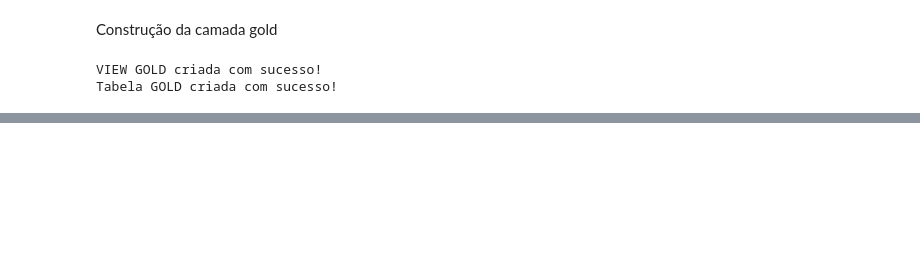
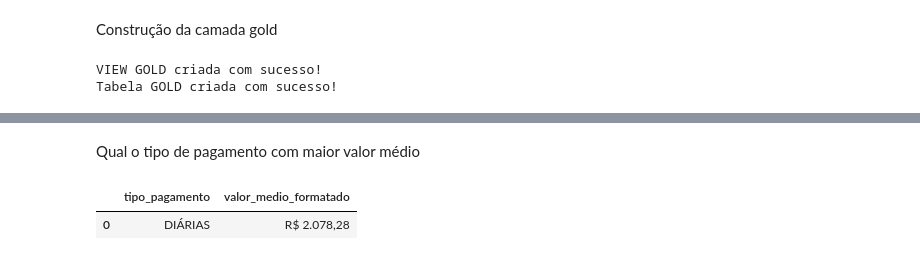
Before and after one commit to heloisacomelli/Projeto-Avaliativo-Modulo1-Heloisa_Campos_Comelli, a Jupyter notebook: 3_analise.ipynb, the cells around one changed output, grey strips where cells are left out. Cells and saved outputs as stored; diff of their text form; code cells hidden in the pictures; blank space fills up the shorter version.

```diff
--- a/3_analise.ipynb
+++ b/3_analise.ipynb
@@ -200,0 +310,26 @@ Tabela GOLD criada com sucesso!
+# %% [markdown]
+Qual o tipo de pagamento com maior valor médio
+# %%
+# Consulta SQL para obter o tipo de pagamento com maior valor médio
+sql_maior_pagamento = """
+SELECT
+    categoria AS tipo_pagamento,
+    valor AS valor_medio,
+    quantidade
+FROM gold_indicadores
+WHERE indicador = 'valor_medio_pagamento'
+ORDER BY valor DESC
+LIMIT 1;
+"""
+
+df_tipo_pagamento = consultar(sql_maior_pagamento)
+
+# Formata o valor médio como moeda brasileira
+df_tipo_pagamento["valor_medio_formatado"] = (
+    df_tipo_pagamento["valor_medio"].apply(reais)
+)
+
+display(df_tipo_pagamento[['tipo_pagamento', 'valor_medio_formatado']])
+# %% [output]
+|  | tipo_pagamento | valor_medio_formatado |
+| 0 | DIÁRIAS | R$ 2.078,28 |
```
Also changed, not shown: parts of 8 cells of this notebook.
